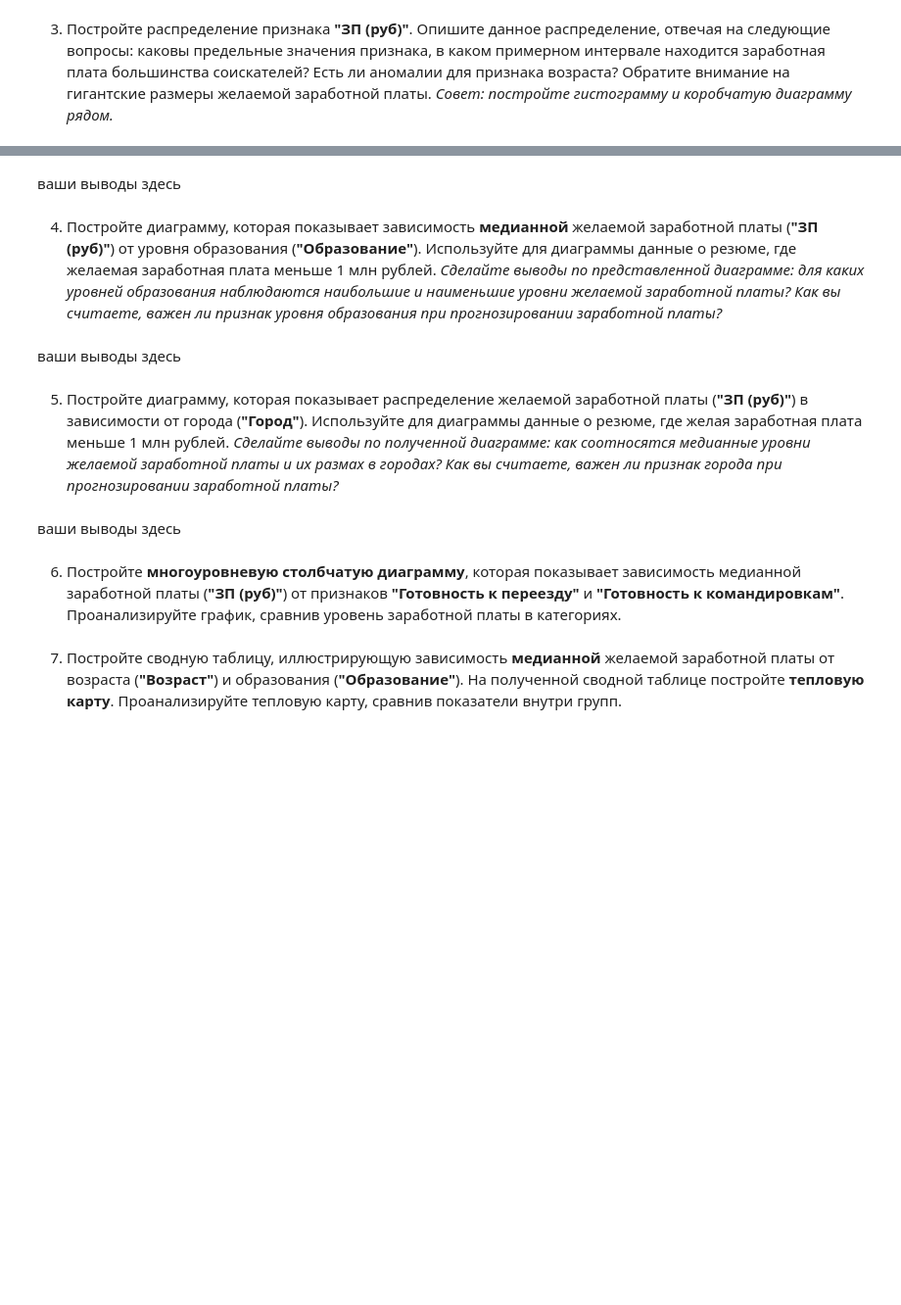
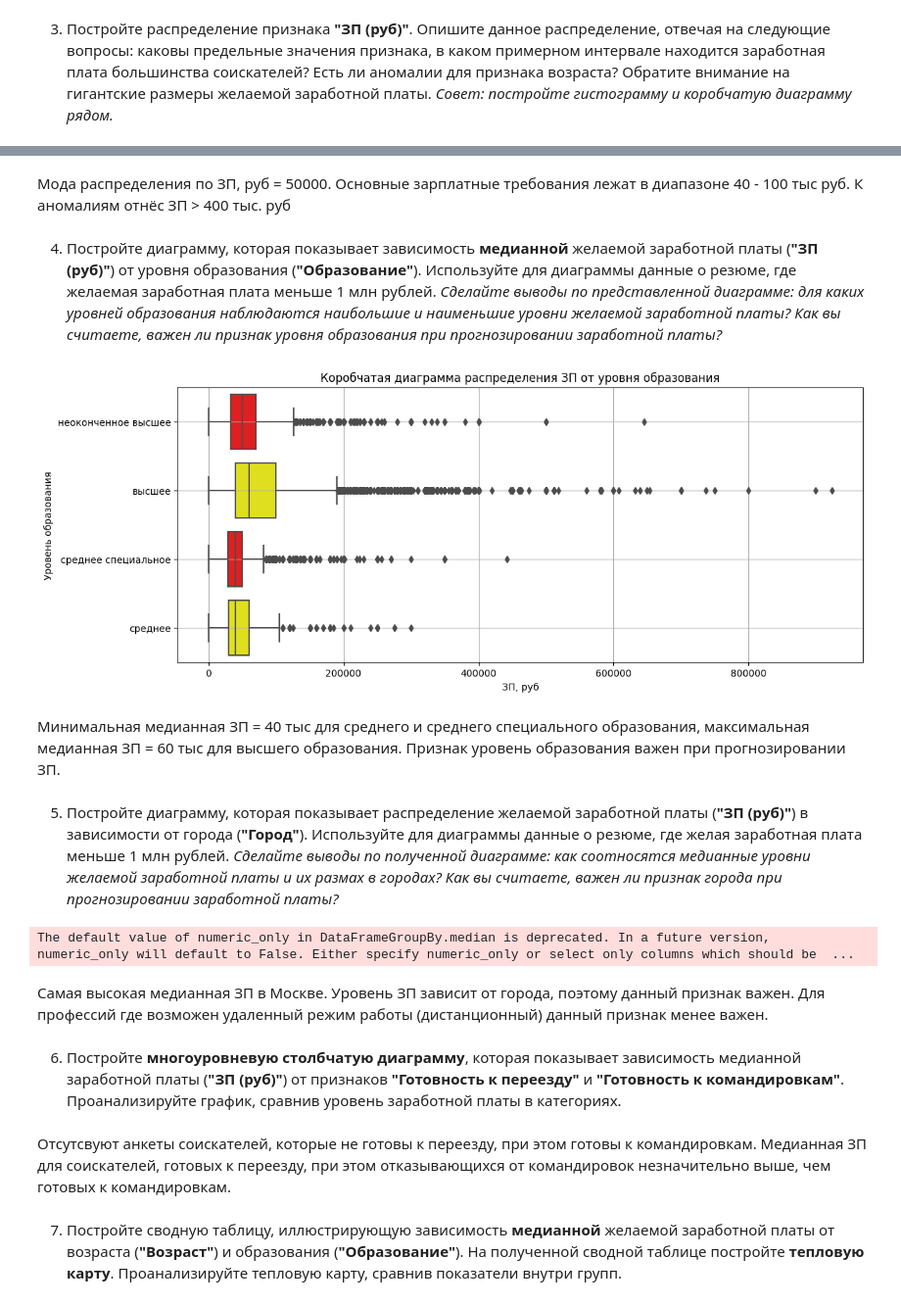
Before and after one commit to KirillPo26/SF_Data_Science, a Jupyter notebook: Project_1/Project-1. HH-notebook.ipynb, the cells around one changed output, grey strips where cells are left out. Shown at 98% size. Cells and saved outputs as stored; diff of their text form; code cells hidden in the pictures; blank space fills up the shorter version.

```diff
--- a/Project_1/Project-1. HH-notebook.ipynb
+++ b/Project_1/Project-1. HH-notebook.ipynb
@@ -369,14 +445,39 @@ hh_data.drop(['currency'], axis=1, inplace=True)
 # %% [markdown]
-ваши выводы здесь
+Мода распределения по ЗП, руб = 50000.  Основные зарплатные требования лежат в диапазоне 40 - 100 тыс руб. К аномалиям отнёс ЗП > 400 тыс. руб
 # %% [markdown]
 4. Постройте диаграмму, которая показывает зависимость **медианной** желаемой заработной платы (**"ЗП (руб)"**) от уровня образования (**"Образование"**). Используйте для диаграммы данные о резюме, где желаемая заработная плата меньше 1 млн рублей.
 *Сделайте выводы по представленной диаграмме: для каких уровней образования наблюдаются наибольшие и наименьшие уровни желаемой заработной платы? Как вы считаете, важен ли признак уровня образования при прогнозировании заработной платы?*
 # %%
-# ваш код здесь
+fig = plt.figure(figsize=(10, 4))
+axes = fig.add_axes([0, 0, 1, 1])
+boxplot=sns.boxplot(
+    data=hh_data[hh_data['ЗП(руб)'] < 1000000],
+    y='Образование',
+    x='ЗП(руб)',
+    orient='h',
+    palette=['red', 'yellow']
+)
+boxplot.set_title('Коробчатая диаграмма распределения ЗП от уровня образования')
+boxplot.set_ylabel('Уровень образования')
+boxplot.set_xlabel('ЗП, руб')
+boxplot.grid()
+# %% [output]
+[figure, added]
 # %% [markdown]
-ваши выводы здесь
+Минимальная медианная ЗП = 40 тыс для среднего и среднего специального образования, максимальная медианная ЗП = 60 тыс для высшего образования.
+Признак уровень образования важен при прогнозировании ЗП.
 # %% [markdown]
 5. Постройте диаграмму, которая показывает распределение желаемой заработной платы (**"ЗП (руб)"**) в зависимости от города (**"Город"**). Используйте для диаграммы данные о резюме, где желая заработная плата меньше 1 млн рублей.
 *Сделайте выводы по полученной диаграмме: как соотносятся медианные уровни желаемой заработной платы и их размах в городах? Как вы считаете, важен ли признак города при прогнозировании заработной платы?*
 # %%
-# ваш код здесь
+hh_group = hh_data[hh_data['ЗП(руб)'] < 1000000].groupby(['Город'], as_index=False).median()
+px.bar(
+    data_frame=hh_group,
+    x='Город',
+    y='ЗП(руб)',
+    height=400,
+    width=600,
+    title='Соотношение медианной ЗП от города'
+)
+# %% [output]
+The default value of numeric_only in DataFrameGroupBy.median is deprecated. In a future version, numeric_only will default to False. Either specify numeric_only or select only columns which should be  ...
@@ -383,5 +494,5 @@ hh_data.drop(['currency'], axis=1, inplace=True)
 # %% [markdown]
-ваши выводы здесь
+Самая высокая медианная ЗП в Москве. Уровень ЗП зависит от города, поэтому данный признак важен. Для профессий где возможен удаленный режим работы (дистанционный) данный признак менее важен.
 # %% [markdown]
 6. Постройте **многоуровневую столбчатую диаграмму**, которая показывает зависимость медианной заработной платы (**"ЗП (руб)"**) от признаков **"Готовность к переезду"** и **"Готовность к командировкам"**. Проанализируйте график, сравнив уровень заработной платы в категориях.
 # %%
@@ -391,3 +513,5 @@ hh_data.drop(['currency'], axis=1, inplace=True)
+# %% [markdown]
+Отсутсвуют анкеты соискателей, которые не готовы к переезду, при этом готовы к командировкам. Медианная ЗП для соискателей, готовых к переезду, при этом отказывающихся от командировок незначительно выше, чем готовых к командировкам.
 # %% [markdown]
 7. Постройте сводную таблицу, иллюстрирующую зависимость **медианной** желаемой заработной платы от возраста (**"Возраст"**) и образования (**"Образование"**). На полученной сводной таблице постройте **тепловую карту**. Проанализируйте тепловую карту, сравнив показатели внутри групп.
 # %%
```
Also changed, not shown: parts of 25 cells of this notebook.
